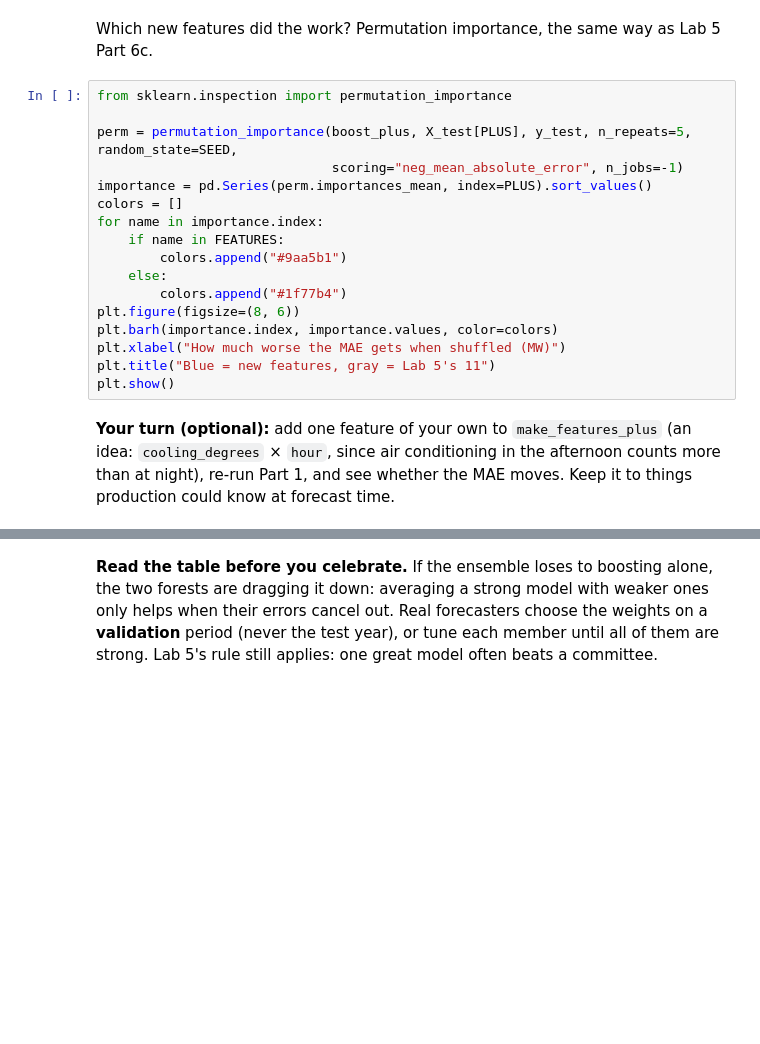
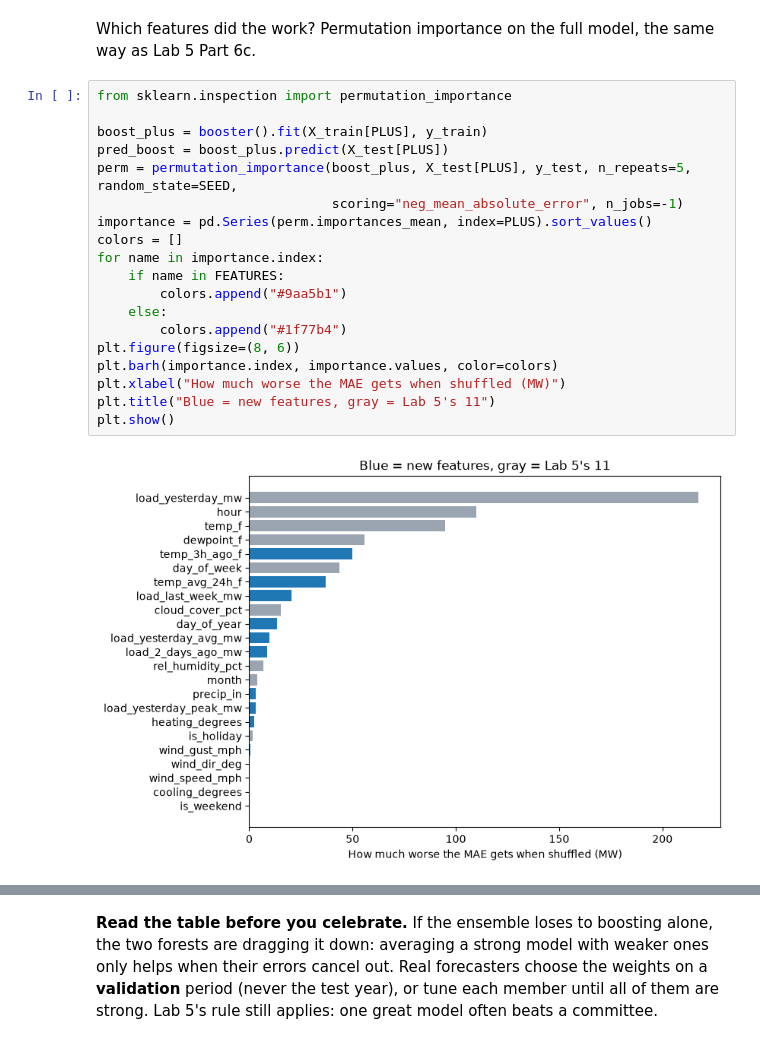
Before and after one commit to drdave-teaching/OPIM5512-notebooks, a Jupyter notebook: Module4/Lab5_Bonus_Features_Ensembles_Ranges.ipynb, the cells around one changed output, grey strips where cells are left out. Drawn from its saved outputs; the diff is of its cells as text; blank space fills up the shorter version.

```diff
--- a/Module4/Lab5_Bonus_Features_Ensembles_Ranges.ipynb
+++ b/Module4/Lab5_Bonus_Features_Ensembles_Ranges.ipynb
@@ -146,23 +229,23 @@ pd.DataFrame(rows)
 # %% [markdown]
-Which new features did the work? Permutation importance, the same way as Lab 5 Part 6c.
+Which features did the work? Permutation importance on the full model, the same way as Lab 5 Part 6c.
 # %%
 from sklearn.inspection import permutation_importance
 
+boost_plus = booster().fit(X_train[PLUS], y_train)
+pred_boost = boost_plus.predict(X_test[PLUS])
 perm = permutation_importance(boost_plus, X_test[PLUS], y_test, n_repeats=5, random_state=SEED,
                               scoring="neg_mean_absolute_error", n_jobs=-1)
 importance = pd.Series(perm.importances_mean, index=PLUS).sort_values()
 colors = []
 for name in importance.index:
     if name in FEATURES:
         colors.append("#9aa5b1")
     else:
         colors.append("#1f77b4")
 plt.figure(figsize=(8, 6))
 plt.barh(importance.index, importance.values, color=colors)
 plt.xlabel("How much worse the MAE gets when shuffled (MW)")
 plt.title("Blue = new features, gray = Lab 5's 11")
 plt.show()
+# %% [output]
+[figure, added]
-# %% [markdown]
-**Your turn (optional):** add one feature of your own to `make_features_plus` (an idea: `cooling_degrees` × `hour`, since
-air conditioning in the afternoon counts more than at night), re-run Part 1, and see whether the MAE moves. Keep it to
-things production could know at forecast time.
```
Also changed, not shown: parts of 60 cells of this notebook.
